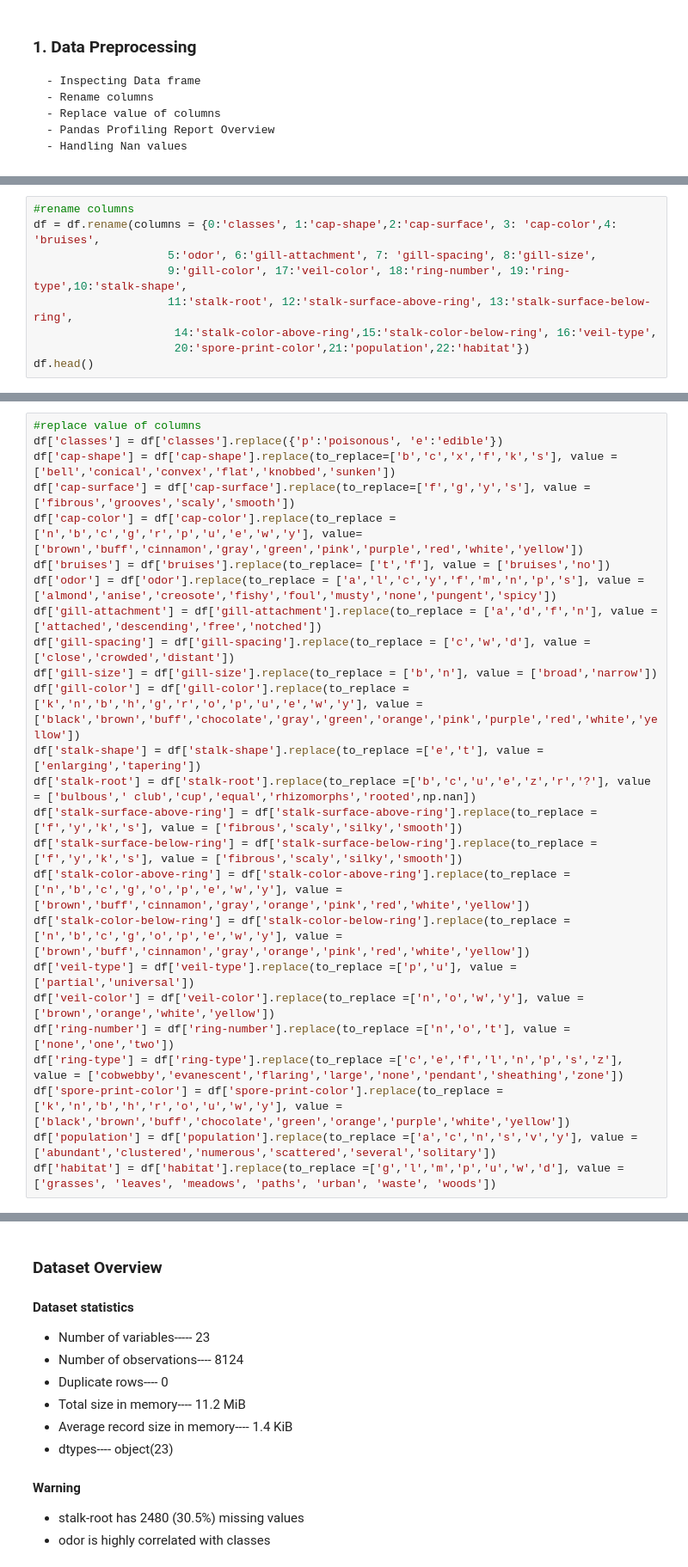
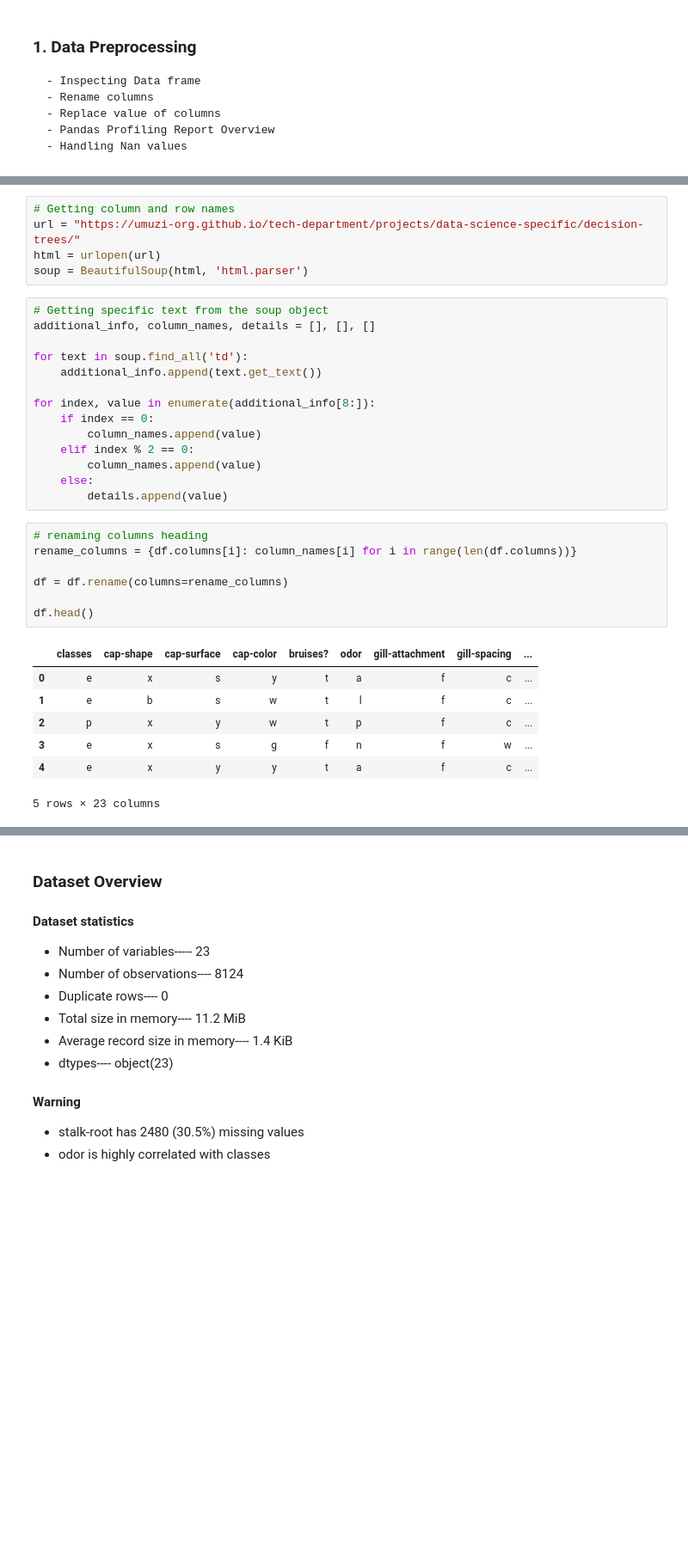
Before and after one commit to Mahnatse-rgb/Decision-Tree-Model, a Jupyter notebook: notebook/Decision_tree_model.ipynb, the cells around one changed output, grey strips where cells are left out. Shown: that part at 86% size. Saved outputs shown, nothing was run; the diff lists cells and outputs as text; blank space fills up the shorter version.

```diff
--- a/notebook/Decision_tree_model.ipynb
+++ b/notebook/Decision_tree_model.ipynb
@@ -63,10 +67 @@ df.head()
 5 rows × 23 columns
-# %%
-#rename columns
-df = df.rename(columns = {0:'classes', 1:'cap-shape',2:'cap-surface', 3: 'cap-color',4: 'bruises',
-                    5:'odor', 6:'gill-attachment', 7: 'gill-spacing', 8:'gill-size',
-                    9:'gill-color', 17:'veil-color', 18:'ring-number', 19:'ring-type',10:'stalk-shape',
-                    11:'stalk-root', 12:'stalk-surface-above-ring', 13:'stalk-surface-below-ring',
-                     14:'stalk-color-above-ring',15:'stalk-color-below-ring', 16:'veil-type',
-                     20:'spore-print-color',21:'population',22:'habitat'})
-df.head()
@@ -81,25 +68,34 @@ df.head()
-# %%
-#replace value of columns
-df['classes'] = df['classes'].replace({'p':'poisonous', 'e':'edible'})
-df['cap-shape'] = df['cap-shape'].replace(to_replace=['b','c','x','f','k','s'], value = ['bell','conical','convex','flat','knobbed','sunken'])
-df['cap-surface'] = df['cap-surface'].replace(to_replace=['f','g','y','s'], value = ['fibrous','grooves','scaly','smooth'])
-df['cap-color'] = df['cap-color'].replace(to_replace =['n','b','c','g','r','p','u','e','w','y'], value=['brown','buff','cinnamon','gray','green','pink','purple','red','white','yellow'])
-df['bruises'] = df['bruises'].replace(to_replace= ['t','f'], value = ['bruises','no'])
-df['odor'] = df['odor'].replace(to_replace = ['a','l','c','y','f','m','n','p','s'], value = ['almond','anise','creosote','fishy','foul','musty','none','pungent','spicy'])
-df['gill-attachment'] = df['gill-attachment'].replace(to_replace = ['a','d','f','n'], value =['attached','descending','free','notched'])
-df['gill-spacing'] = df['gill-spacing'].replace(to_replace = ['c','w','d'], value = ['close','crowded','distant'])
-df['gill-size'] = df['gill-size'].replace(to_replace = ['b','n'], value = ['broad','narrow'])
-df['gill-color'] = df['gill-color'].replace(to_replace = ['k','n','b','h','g','r','o','p','u','e','w','y'], value = ['black','brown','buff','chocolate','gray','green','orange','pink','purple','red','white','yellow'])
-df['stalk-shape'] = df['stalk-shape'].replace(to_replace =['e','t'], value = ['enlarging','tapering'])
-df['stalk-root'] = df['stalk-root'].replace(to_replace =['b','c','u','e','z','r','?'], value = ['bulbous',' club','cup','equal','rhizomorphs','rooted',np.nan])
-df['stalk-surface-above-ring'] = df['stalk-surface-above-ring'].replace(to_replace =['f','y','k','s'], value = ['fibrous','scaly','silky','smooth'])
-df['stalk-surface-below-ring'] = df['stalk-surface-below-ring'].replace(to_replace =['f','y','k','s'], value = ['fibrous','scaly','silky','smooth'])
-df['stalk-color-above-ring'] = df['stalk-color-above-ring'].replace(to_replace =['n','b','c','g','o','p','e','w','y'], value = ['brown','buff','cinnamon','gray','orange','pink','red','white','yellow'])
-df['stalk-color-below-ring'] = df['stalk-color-below-ring'].replace(to_replace =['n','b','c','g','o','p','e','w','y'], value = ['brown','buff','cinnamon','gray','orange','pink','red','white','yellow'])
-df['veil-type'] = df['veil-type'].replace(to_replace =['p','u'], value =['partial','universal'])
-df['veil-color'] = df['veil-color'].replace(to_replace =['n','o','w','y'], value =['brown','orange','white','yellow'])
-df['ring-number'] = df['ring-number'].replace(to_replace =['n','o','t'], value =['none','one','two'])
-df['ring-type'] = df['ring-type'].replace(to_replace =['c','e','f','l','n','p','s','z'], value = ['cobwebby','evanescent','flaring','large','none','pendant','sheathing','zone'])
-df['spore-print-color'] = df['spore-print-color'].replace(to_replace =['k','n','b','h','r','o','u','w','y'], value = ['black','brown','buff','chocolate','green','orange','purple','white','yellow'])
-df['population'] = df['population'].replace(to_replace =['a','c','n','s','v','y'], value = ['abundant','clustered','numerous','scattered','several','solitary'])
-df['habitat'] = df['habitat'].replace(to_replace =['g','l','m','p','u','w','d'], value = ['grasses', 'leaves', 'meadows', 'paths', 'urban', 'waste', 'woods'])
+# %%
+# Getting column and row names
+url = "https://umuzi-org.github.io/tech-department/projects/data-science-specific/decision-trees/"
+html = urlopen(url)
+soup = BeautifulSoup(html, 'html.parser')
+# %%
+# Getting specific text from the soup object
+additional_info, column_names, details = [], [], []
+
+for text in soup.find_all('td'):
+    additional_info.append(text.get_text())
+
+for index, value in enumerate(additional_info[8:]):
+    if index == 0:
+        column_names.append(value)
+    elif index % 2 == 0:
+        column_names.append(value)
+    else:
+        details.append(value)
+# %%
+# renaming columns heading
+rename_columns = {df.columns[i]: column_names[i] for i in range(len(df.columns))}
+
+df = df.rename(columns=rename_columns)
+
+df.head()
+# %% [output]
+|  | classes | cap-shape | cap-surface | cap-color | bruises? | odor | gill-attachment | gill-spacing | ... |
+| 0 | e | x | s | y | t | a | f | c | ... |
+| 1 | e | b | s | w | t | l | f | c | ... |
+| 2 | p | x | y | w | t | p | f | c | ... |
+| 3 | e | x | s | g | f | n | f | w | ... |
+| 4 | e | x | y | y | t | a | f | c | ... |
+5 rows × 23 columns
```
Also changed, not shown: parts of 27 cells of this notebook, 1 other file.
